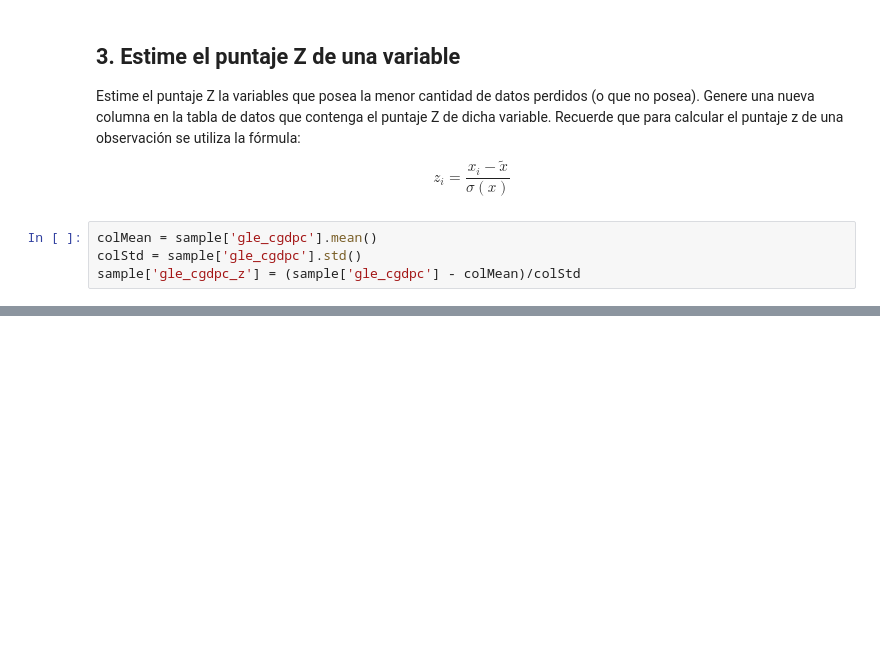
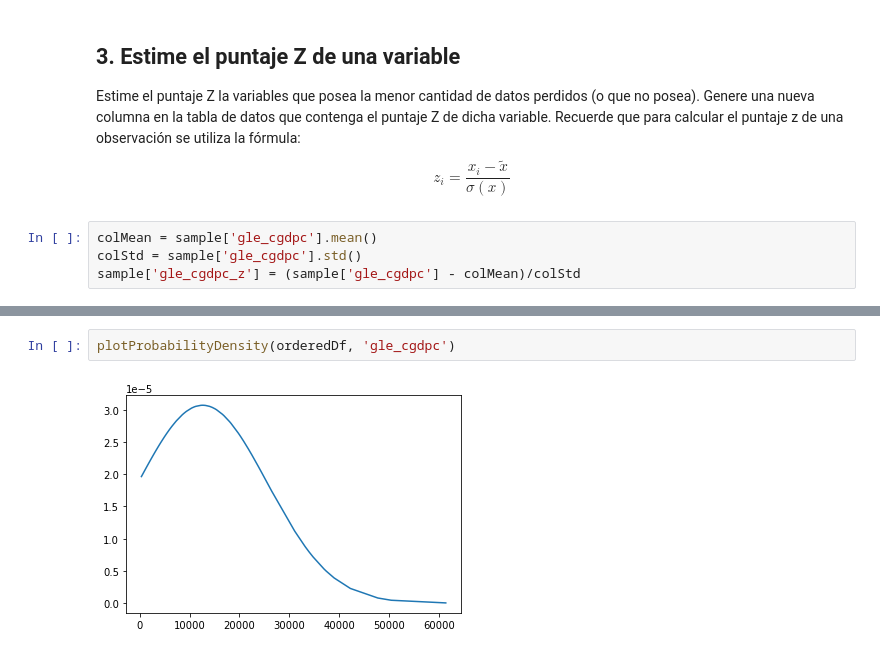
Before and after one commit to Japsz/DesafioLatam, a Jupyter notebook: Unidad 2/Semana 3 - Variables Aleatorias y gráficos/desafio 2/desafio2.ipynb, the cells around one changed output, grey strips where cells are left out. Drawn from its saved outputs; the diff is of its cells as text; blank space fills up the shorter version.

```diff
--- a/Unidad 2/Semana 3 - Variables Aleatorias y gráficos/desafio 2/desafio2.ipynb
+++ b/Unidad 2/Semana 3 - Variables Aleatorias y gráficos/desafio 2/desafio2.ipynb
@@ -61,0 +120,4 @@ Name: gle_cgdpc_z, Length: 97, dtype: float64
+# %%
+plotProbabilityDensity(orderedDf, 'gle_cgdpc')
+# %% [output]
+[figure, added]
```
Also changed, not shown: parts of 11 cells of this notebook, 1 other file.
